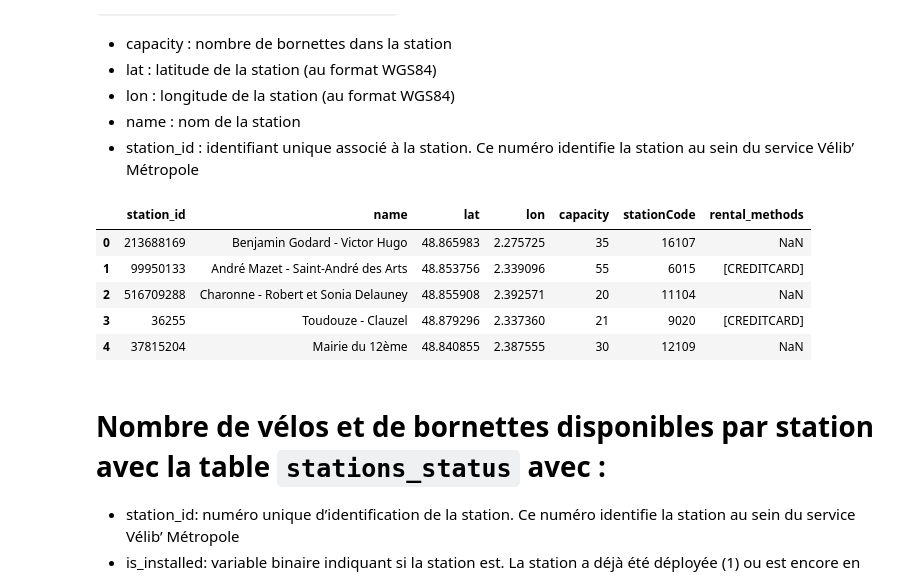
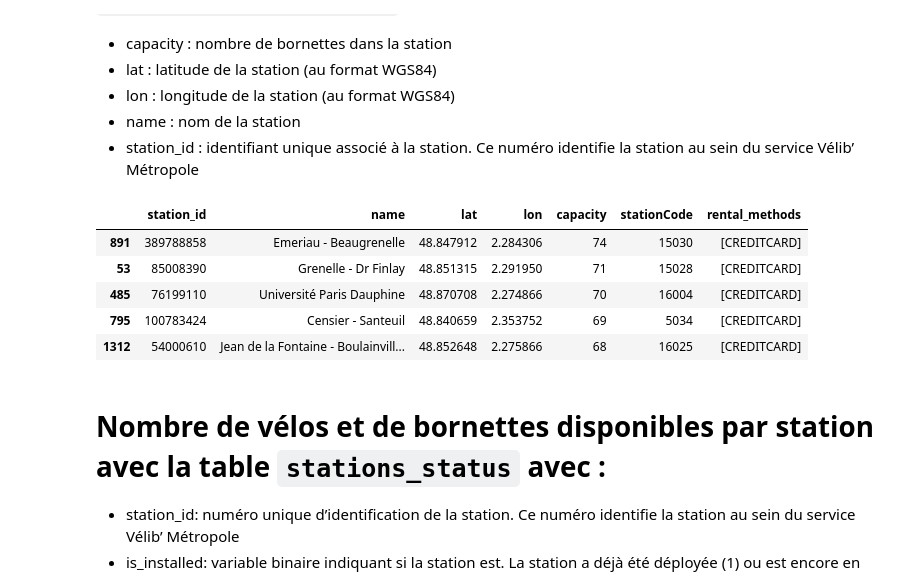
Before and after one commit to mathispuissant/StatApp, a Jupyter notebook: donnée/exploration.ipynb, the cells around one changed output. Drawn from its saved outputs; the diff is of its cells as text; code cells hidden in the pictures.

```diff
--- a/donnée/exploration.ipynb
+++ b/donnée/exploration.ipynb
@@ -76,17 +76,18 @@ df_flux
 # %%
 request= urllib.request.Request('https://velib-metropole-opendata.smoove.pro/opendata/Velib_Metropole/station_information.json')
 response = urllib.request.urlopen(request)
 station_info = response.read()
 data = json.loads(station_info)
 df_station_info = json_normalize(data['data']['stations'])
+df_station_info = df_station_info.sort_values(by = 'capacity', ascending = False)
 df_station_info.head()
 # %% [output]
 |  | station_id | name | lat | lon | capacity | stationCode | rental_methods |
-| 0 | 213688169 | Benjamin Godard - Victor Hugo | 48.865983 | 2.275725 | 35 | 16107 | NaN |
-| 1 | 99950133 | André Mazet - Saint-André des Arts | 48.853756 | 2.339096 | 55 | 6015 | [CREDITCARD] |
-| 2 | 516709288 | Charonne - Robert et Sonia Delauney | 48.855908 | 2.392571 | 20 | 11104 | NaN |
-| 3 | 36255 | Toudouze - Clauzel | 48.879296 | 2.337360 | 21 | 9020 | [CREDITCARD] |
-| 4 | 37815204 | Mairie du 12ème | 48.840855 | 2.387555 | 30 | 12109 | NaN |
+| 891 | 389788858 | Emeriau - Beaugrenelle | 48.847912 | 2.284306 | 74 | 15030 | [CREDITCARD] |
+| 53 | 85008390 | Grenelle - Dr Finlay | 48.851315 | 2.291950 | 71 | 15028 | [CREDITCARD] |
+| 485 | 76199110 | Université Paris Dauphine | 48.870708 | 2.274866 | 70 | 16004 | [CREDITCARD] |
+| 795 | 100783424 | Censier - Santeuil | 48.840659 | 2.353752 | 69 | 5034 | [CREDITCARD] |
+| 1312 | 54000610 | Jean de la Fontaine - Boulainvill... | 48.852648 | 2.275866 | 68 | 16025 | [CREDITCARD] |
 # %% [markdown]
 # Nombre de vélos et de bornettes disponibles par station avec la table `stations_status` avec :
 - station_id: numéro unique d’identification de la station. Ce numéro identifie la station au sein du service Vélib’ Métropole
```
Also changed, not shown: parts of 5 cells of this notebook.
